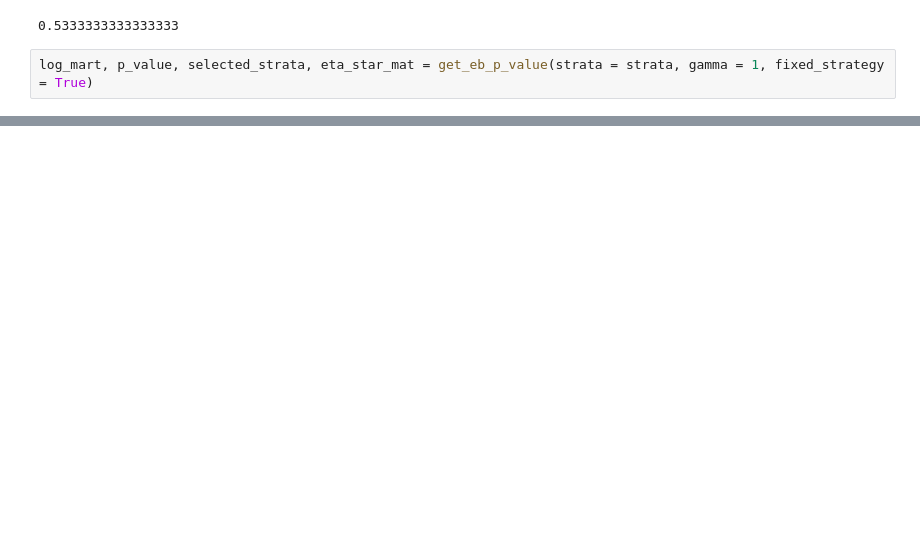
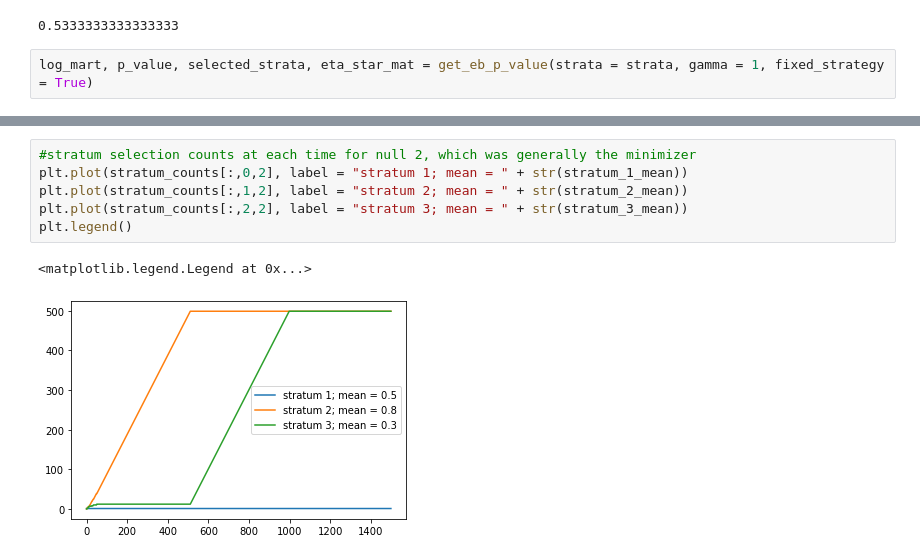
Before and after one commit to spertus/UI-TS, a Jupyter notebook: Code/empiricalBernstein.ipynb, the cells around one changed output, grey strips where cells are left out. Saved outputs shown, nothing was run; the diff lists cells and outputs as text; blank space fills up the shorter version.

```diff
--- a/Code/empiricalBernstein.ipynb
+++ b/Code/empiricalBernstein.ipynb
@@ -29 +49,10 @@ UnboundLocalError: local variable 'mart' referenced before assignment
+# %%
+#stratum selection counts at each time for null 2, which was generally the minimizer
+plt.plot(stratum_counts[:,0,2], label = "stratum 1; mean = " + str(stratum_1_mean))
+plt.plot(stratum_counts[:,1,2], label = "stratum 2; mean = " + str(stratum_2_mean))
+plt.plot(stratum_counts[:,2,2], label = "stratum 3; mean = " + str(stratum_3_mean))
+plt.legend()
+# %% [output]
+<matplotlib.legend.Legend at 0x...>
+[figure, added]
 # %%
```
Also changed, not shown: parts of 15 cells of this notebook, 1 other file.
